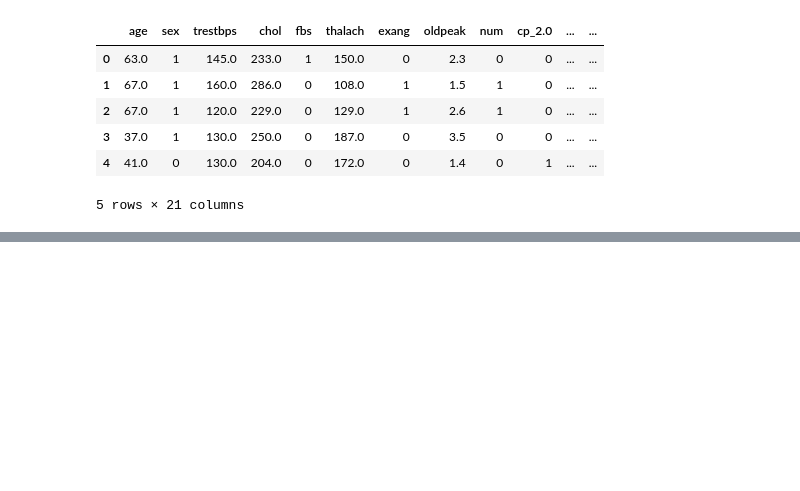
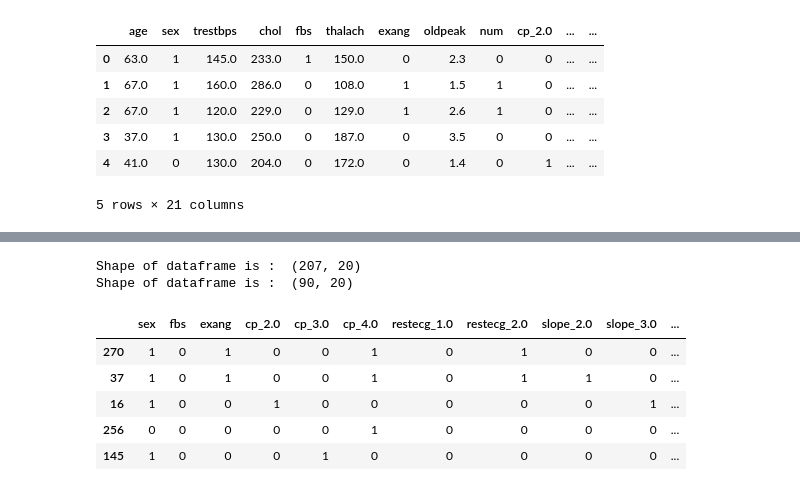
Before and after one commit to sisupalan/heart_disease_prediction, a Jupyter notebook: notebooks/heart_disease.ipynb, the cells around one changed output, grey strips where cells are left out. Drawn from its saved outputs; the diff is of its cells as text; code cells hidden in the pictures; blank space fills up the shorter version.

```diff
--- a/notebooks/heart_disease.ipynb
+++ b/notebooks/heart_disease.ipynb
@@ -303,0 +363,8 @@ df.head()
+# %%
+#Scale features for numerical variables
+scale_features = ['age',
+                  'trestbps',
+                  'chol',
+                  'thalach',
+                  'oldpeak']
+scaler = StandardScaler()
@@ -303,0 +376,13 @@ df.head()
+# %%
+#Work with only columns which need to be scaled
+X_train_scaled = X_train.copy()[scale_features]
+X_test_scaled = X_test.copy()[scale_features]
+# %%
+#Scale the columns and rename them appropriately
+scale_col_names = [('scaled_'+i) for i in scale_features]
+X_train_scaled = pd.DataFrame(scaler.fit_transform(X_train_scaled), columns=scale_col_names)
+X_test_scaled = pd.DataFrame(scaler.transform(X_test_scaled), columns=scale_col_names)
+# %%
+#Concatenate with original train
+X_train_scaled.index = X_train.index
+X_train_base = pd.concat([X_train.copy().drop(scale_features, axis=1), X_train_scaled], axis=1)
@@ -303,0 +393,17 @@ df.head()
+# %%
+#Print shape of new dataframes
+print_shape(X_train_base)
+print_shape(X_test_base)
+# %% [output]
+Shape of dataframe is :  (207, 20)
+Shape of dataframe is :  (90, 20)
+# %%
+#Print head of the new train dataframe
+X_train_base.head()
+# %% [output]
+|  | sex | fbs | exang | cp_2.0 | cp_3.0 | cp_4.0 | restecg_1.0 | restecg_2.0 | slope_2.0 | slope_3.0 | ... |
+| 270 | 1 | 0 | 1 | 0 | 0 | 1 | 0 | 1 | 0 | 0 | ... |
+| 37 | 1 | 0 | 1 | 0 | 0 | 1 | 0 | 1 | 1 | 0 | ... |
+| 16 | 1 | 0 | 0 | 1 | 0 | 0 | 0 | 0 | 0 | 1 | ... |
+| 256 | 0 | 0 | 0 | 0 | 0 | 1 | 0 | 0 | 0 | 0 | ... |
+| 145 | 1 | 0 | 0 | 0 | 1 | 0 | 0 | 0 | 0 | 0 | ... |
```
Also changed, not shown: parts of 20 cells of this notebook, 1 other file.
